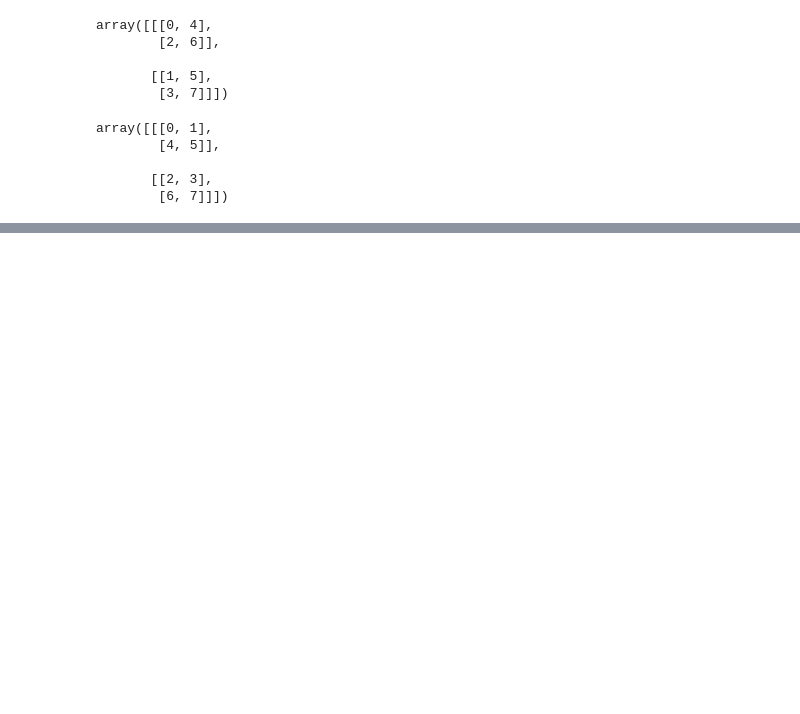
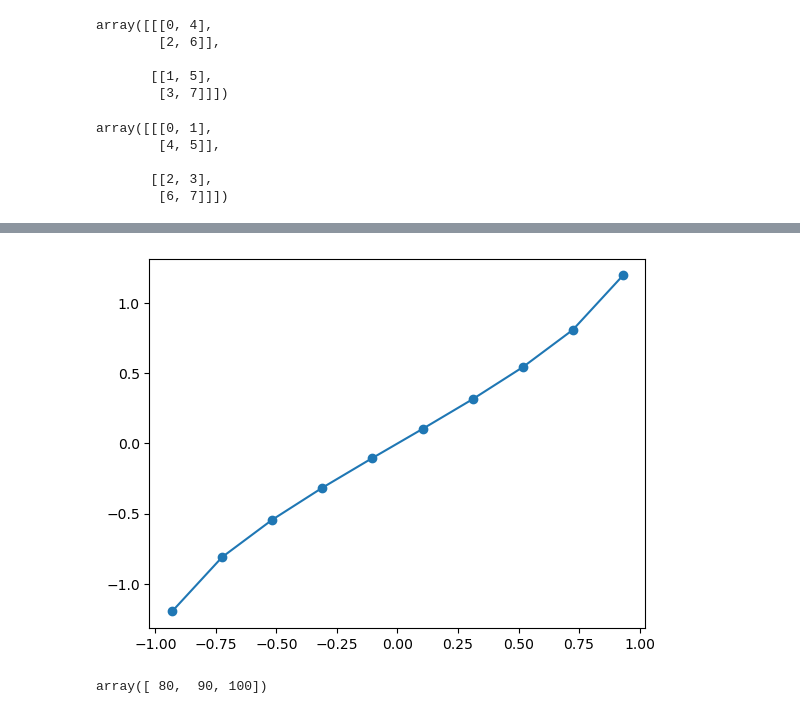
Before and after one commit to KIM-YONG-HA/PYTHON101, a Jupyter notebook: numpy/d250116_01_numpy.ipynb, the cells around one changed output, grey strips where cells are left out. Cells and saved outputs as stored; diff of their text form; code cells hidden in the pictures; blank space fills up the shorter version.

```diff
--- a/numpy/d250116_01_numpy.ipynb
+++ b/numpy/d250116_01_numpy.ipynb
@@ -555,0 +934,16 @@ array([[[0, 1],
+# %%
+import numpy as np
+import matplotlib.pyplot as plt
+
+x = np.linspace(-3, 3, 30)
+y = np.arcsin(x)
+plt.plot(x, y, marker='o')
+plt.show()
+# %% [output]
+[figure, added]
+# %%
+a = np.array([10,20,30,40,50,60,70,80,90,100])
+
+a[np.logical_and(a>=80, a<=100)]
+# %% [output]
+array([ 80,  90, 100])
```
Also changed, not shown: parts of 91 cells of this notebook.
